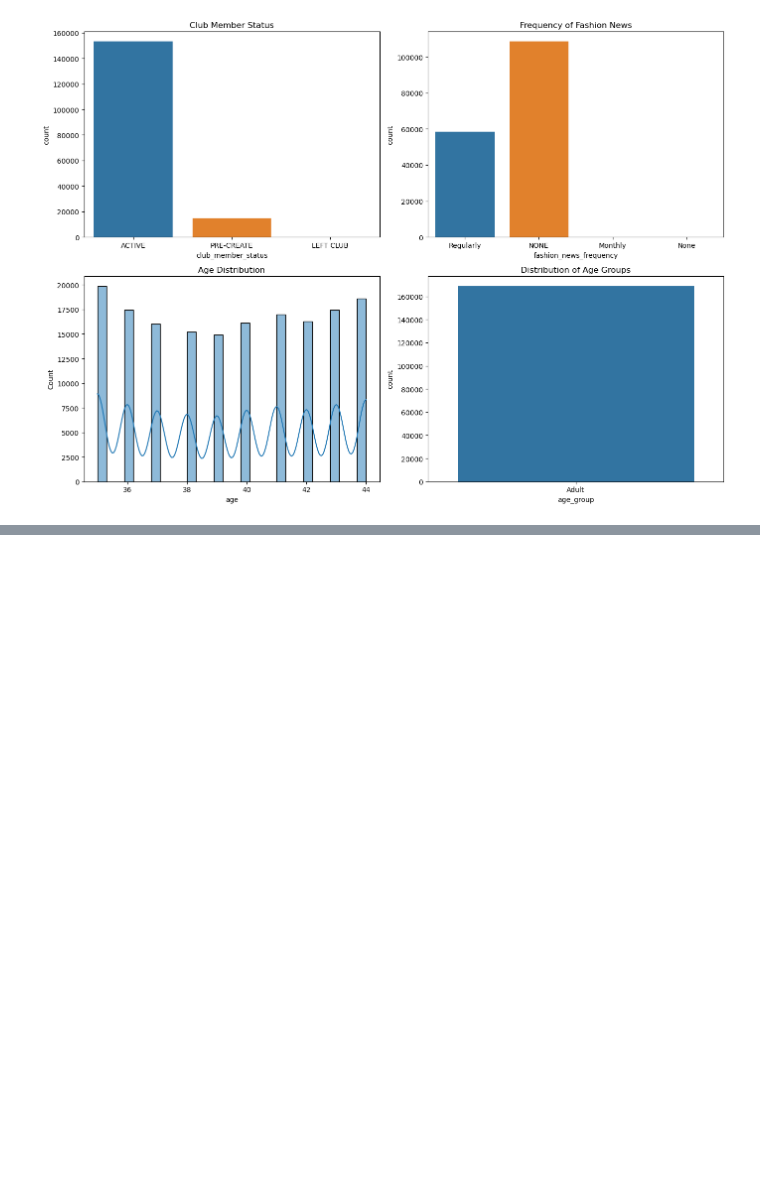
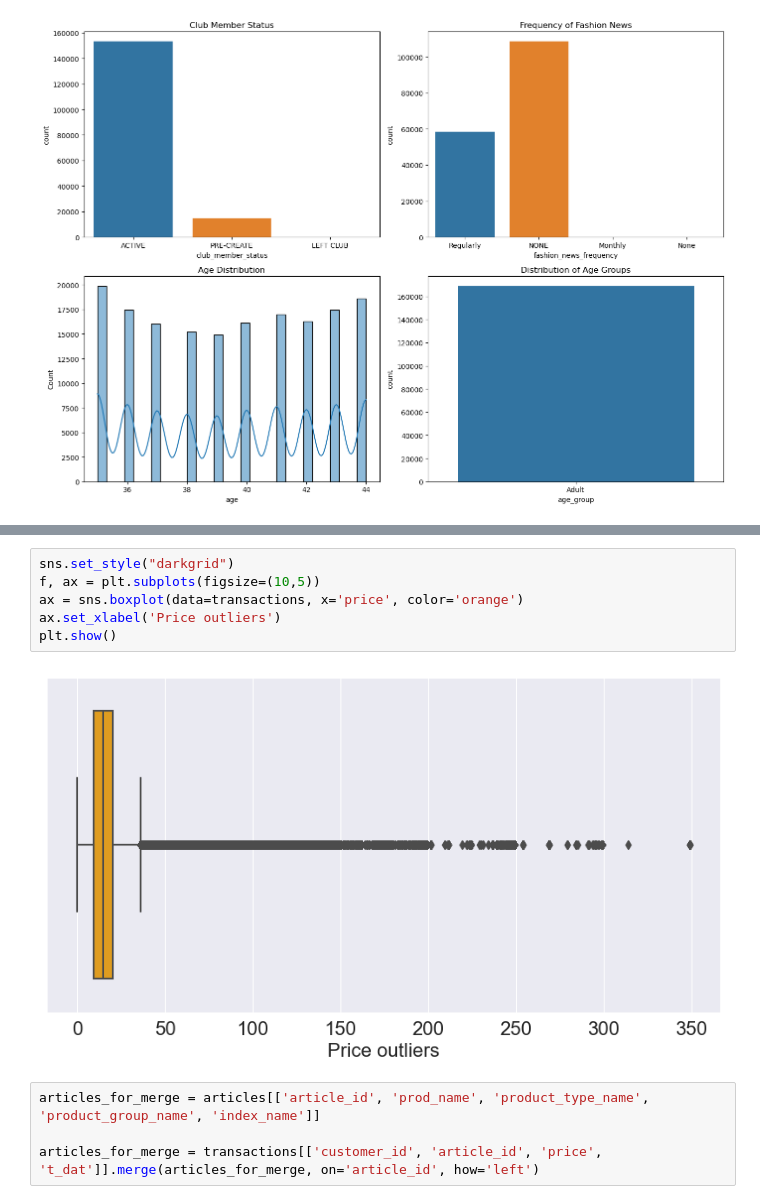
Before and after one commit to billysimct/Data-Science-Business, a Jupyter notebook: EDA.ipynb, the cells around one changed output, grey strips where cells are left out. Drawn from its saved outputs; the diff is of its cells as text; blank space fills up the shorter version.

```diff
--- a/EDA.ipynb
+++ b/EDA.ipynb
@@ -172,0 +331,12 @@ plt.show()
+# %%
+sns.set_style("darkgrid")
+f, ax = plt.subplots(figsize=(10,5))
+ax = sns.boxplot(data=transactions, x='price', color='orange')
+ax.set_xlabel('Price outliers')
+plt.show()
+# %% [output]
+[figure, added]
+# %%
+articles_for_merge = articles[['article_id', 'prod_name', 'product_type_name', 'product_group_name', 'index_name']]
+
+articles_for_merge = transactions[['customer_id', 'article_id', 'price', 't_dat']].merge(articles_for_merge, on='article_id', how='left')
```
Also changed, not shown: parts of 36 cells of this notebook.
